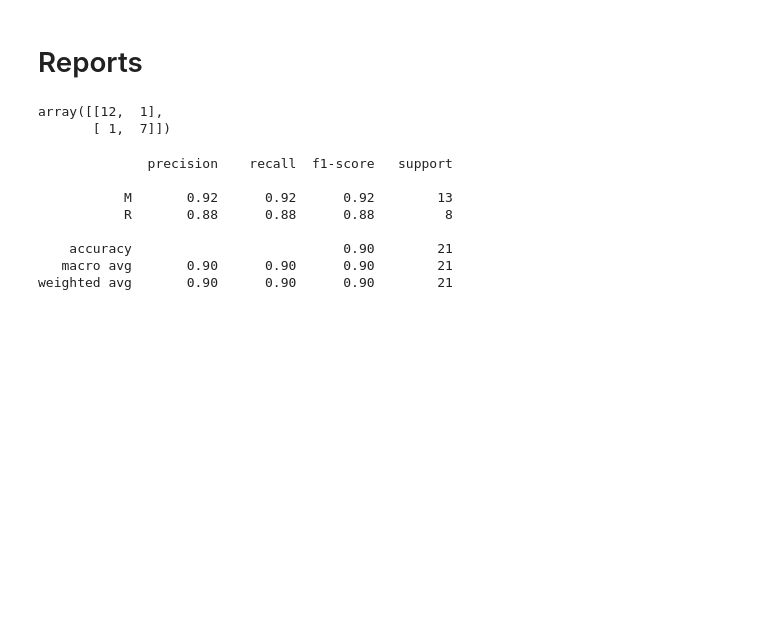
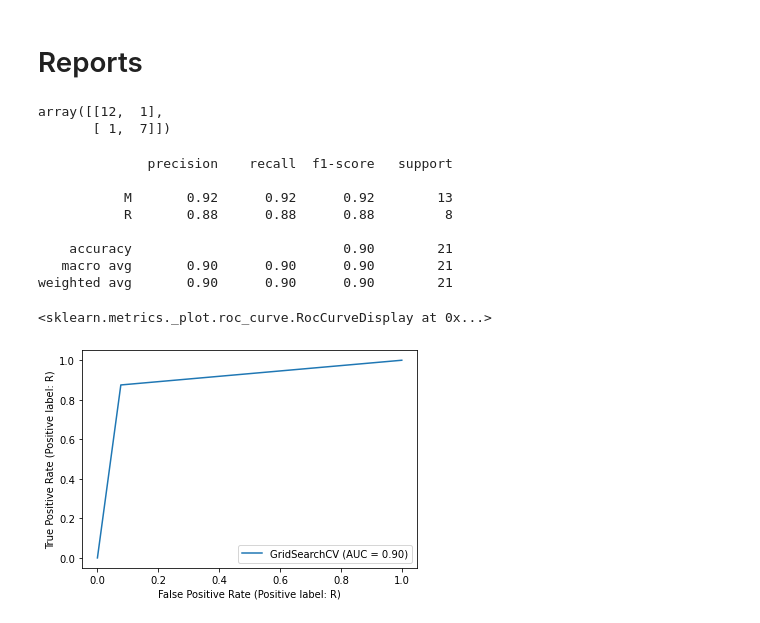
Before and after one commit to proton029/Non_linear_model_KNN, a Jupyter notebook: MinesOrRocks.ipynb, the cells around one changed output. Saved outputs shown, nothing was run; the diff lists cells and outputs as text; code cells hidden in the pictures; blank space fills up the shorter version.

```diff
--- a/MinesOrRocks.ipynb
+++ b/MinesOrRocks.ipynb
@@ -148,0 +151,6 @@ weighted avg       0.90      0.90      0.90        21
+# %%
+
+plot_roc_curve(classifier,X_test,y_test)
+# %% [output]
+<sklearn.metrics._plot.roc_curve.RocCurveDisplay at 0x...>
+[figure, added]
```
Also changed, not shown: parts of 1 cell of this notebook.
